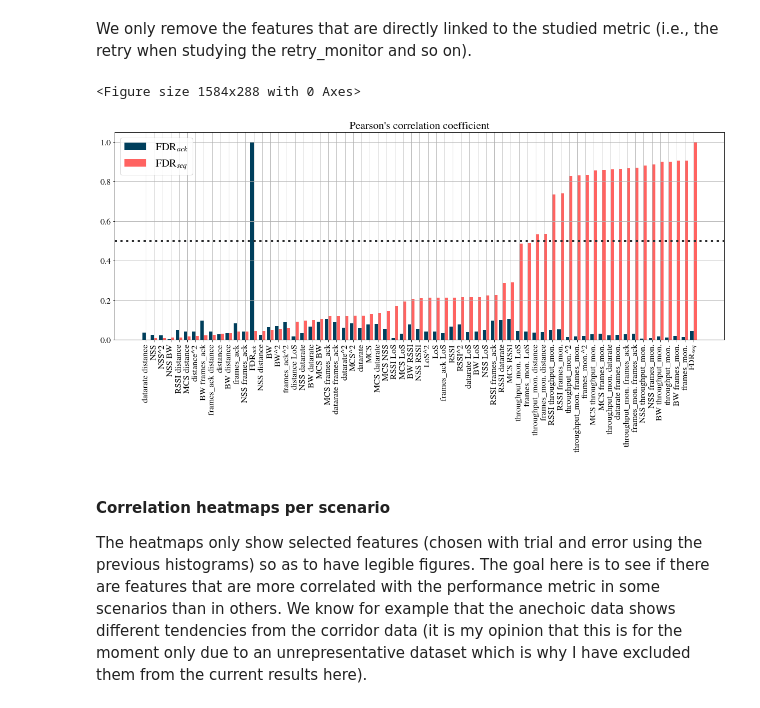
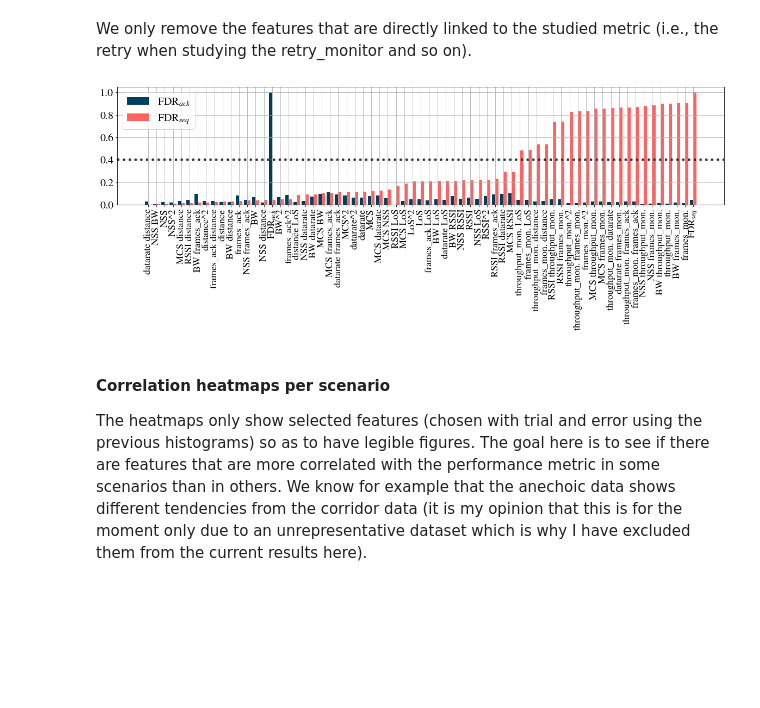
Before and after one commit to marija-stojanova/infocom_cnert2023, a Jupyter notebook: complete_model copy.ipynb, the cells around one changed output. Saved outputs shown, nothing was run; the diff lists cells and outputs as text; code cells hidden in the pictures; blank space fills up the shorter version.

```diff
--- a/complete_model copy.ipynb
+++ b/complete_model copy.ipynb
@@ -197,14 +197,14 @@ def features_correlation_simple(X, Y_1, Y_2, scenario, label, degree=2, method =
     y2_corr = y2_corr[indexes]
 
     sorted_index = y2_corr.abs().argsort()
-    fig, ax = plt.subplots(figsize = (20,7))
+    fig, ax = plt.subplots(figsize = (20,4))
     x_axis = np.arange(len(y1_corr))
     ax.bar(x_axis-0.2, height=y1_corr[sorted_index].abs(), width=0.4, label=label[0])
     ax.bar(x_axis+0.2, height=y2_corr[sorted_index].abs(), width=0.4, label=label[1])
 
     plt.legend(loc='upper left')
     plt.xticks(x_axis, y1_corr.keys()[sorted_index], rotation=90)
-    threshold = 0.5
+    threshold = 0.4
     plt.axhline(threshold, ls='dotted', color=color9dgray, lw=4)
     return y1_corr, y2_corr
 # %% [markdown]
@@ -216,18 +214,16 @@ method = 'pearson'
 # %%
 X = data_cleaned.drop(['timestamp', 'Scenario', 'antenna', 'bad_fcs', 'FDR_ack', 'FDR_seq', 'FDR_monitor', 'missing_ack', 'pktlost_monitor', 'retry', 'missing_seq', 'missing_seq_new', 'lossrate_ack', 'missing_frames_monitor', 'retry_monitor', 'retry_ack'], axis=1, errors='ignore')
 y_loss = data_cleaned['FDR_ack'].copy()
 y_retry = data_cleaned['FDR_seq'].copy()
-plt.figure(figsize=(22,4))
-features_correlation_simple(X, y_loss, y_retry, scenario=data_cleaned['Scenario'], label=['FDR$_{ack}$', 'FDR$_{seq}$'], degree=2, method=method, threshold=threshold)
-plt.xticks(fontsize=16)
-plt.yticks(fontsize=16)
-plt.title('Pearson\'s correlation coefficient', fontsize=20)
+features_correlation_simple(X, y_loss, y_retry, scenario=data_cleaned['Scenario'], label=['FDR$_{ack}$', 'FDR$_{seq}$'], degree=2, method=method)
+plt.xticks(fontsize=18)
+plt.yticks(fontsize=20)
+# plt.title('Pearson\'s correlation coefficient', fontsize=20)
 plt.legend(fontsize=20)
 plt.grid()
 plt.savefig('figures/correlations_bar_graph.png', dpi=300, bbox_inches='tight')
 # %% [output]
-<Figure size 1584x288 with 0 Axes>
-[figure, old version]
+[figure, new version]
 # %% [markdown]
 **<h4>Correlation heatmaps per scenario</h4>**
 The heatmaps only show selected features (chosen with trial and error using the previous histograms) so as to have legible figures. The goal here is to see if there are features that are more correlated with the performance metric in some scenarios than in others. We know for example that the anechoic data shows different tendencies from the corridor data (it is my opinion that this is for the moment only due to an unrepresentative dataset which is why I have excluded them from the current results here).
```
Also changed, not shown: parts of 11 cells of this notebook, 11 other files.
